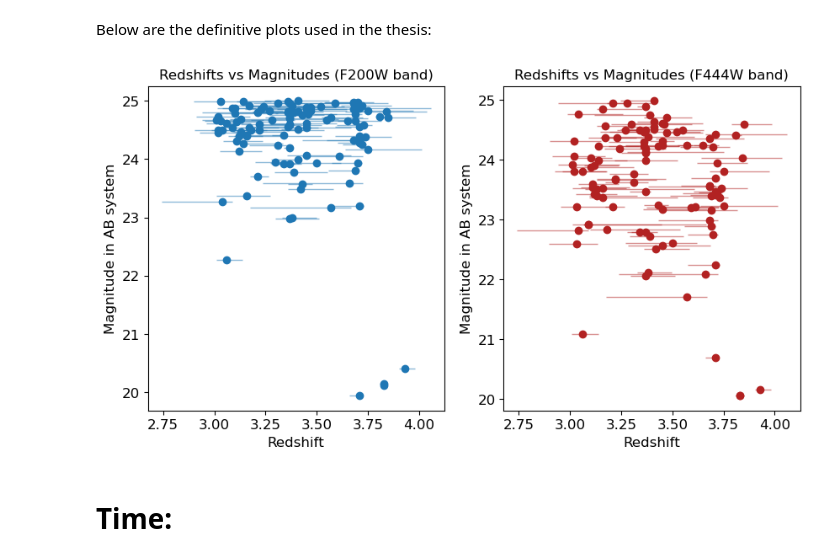
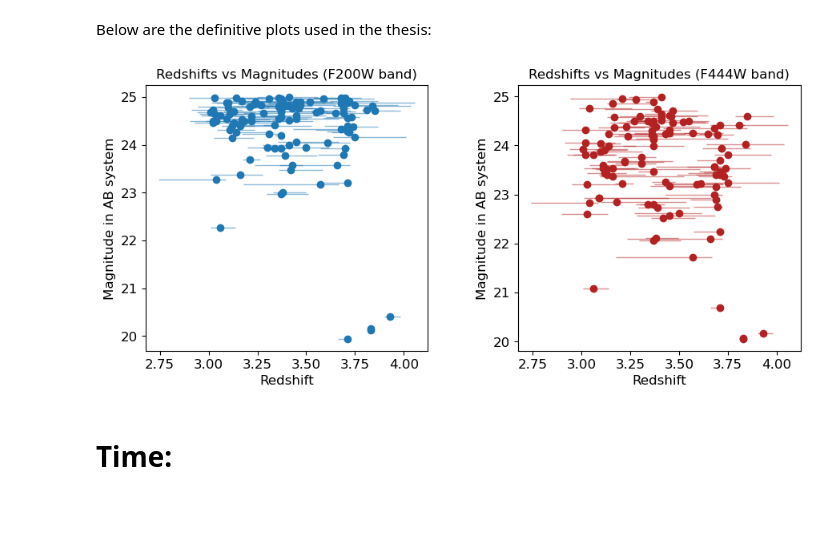
Before and after one commit to nakgyal/TFM, a Jupyter notebook: data_sample.ipynb, the cells around one changed output. Cells and saved outputs as stored; diff of their text form; code cells hidden in the pictures; blank space fills up the shorter version.

Commit message:
Updated graphs for using in thesis

```diff
--- a/data_sample.ipynb
+++ b/data_sample.ipynb
@@ -370,29 +370,30 @@ plt.show()
 Below are the definitive plots used in the thesis:
 # %%
 fig, axs = plt.subplots(nrows=1, ncols=2, figsize=(10, 5))
+fig.tight_layout(pad=5.0)
 
 #scatter plot on z vs mag (F200W):
 plot=axs[0].scatter(x=table_final['z'],y=table_final['Mag_F200W'])
 axs[0].set_xlabel('Redshift', fontsize=12)
 axs[0].set_ylabel('Magnitude in AB system', fontsize=12)
 axs[0].set_title('Redshifts vs Magnitudes (F200W band)')
 axs[0].errorbar(x=table_final['z'],y=table_final['Mag_F200W'],xerr=[table_final['z_lower'],
     table_final['z_upper']],yerr=table_final['Mag_F200W_error'],alpha=0.5,elinewidth=1,fmt="None")
 axs[0].tick_params(labelsize=12)
 
 #scatter plot on z vs mag (F444W):
 plot=axs[1].scatter(x=table_final['z'],y=table_final['Mag_F444W'],color='firebrick')
 axs[1].set_xlabel('Redshift', fontsize=12)
 axs[1].set_ylabel('Magnitude in AB system', fontsize=12)
 axs[1].set_title('Redshifts vs Magnitudes (F444W band)')
 axs[1].errorbar(x=table_final['z'],y=table_final['Mag_F444W'],xerr=[table_final['z_lower'],
     table_final['z_upper']],yerr=table_final['Mag_F444W_error'],color='firebrick',alpha=0.5,elinewidth=1,
     fmt="None")
 axs[1].tick_params(labelsize=12)
 
 plt.savefig(res_dir+"data_sample_z_mag.pdf")
 # %% [output]
-[figure, old version]
+[figure, new version]
 # %% [markdown]
 # Time:
 # %%
```
Also changed, not shown: parts of 1 cell of this notebook, 3 other files.
